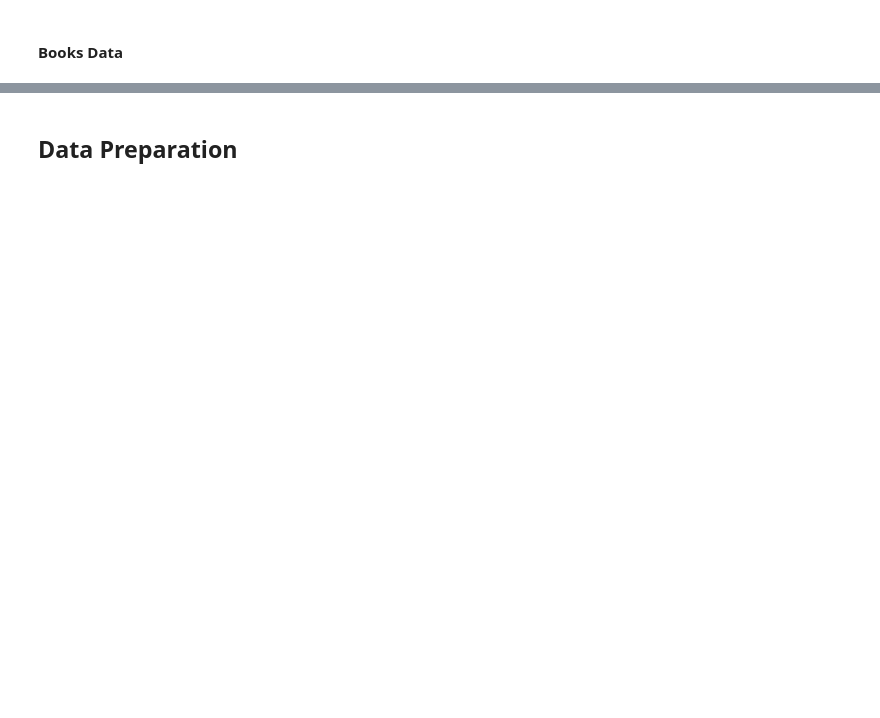
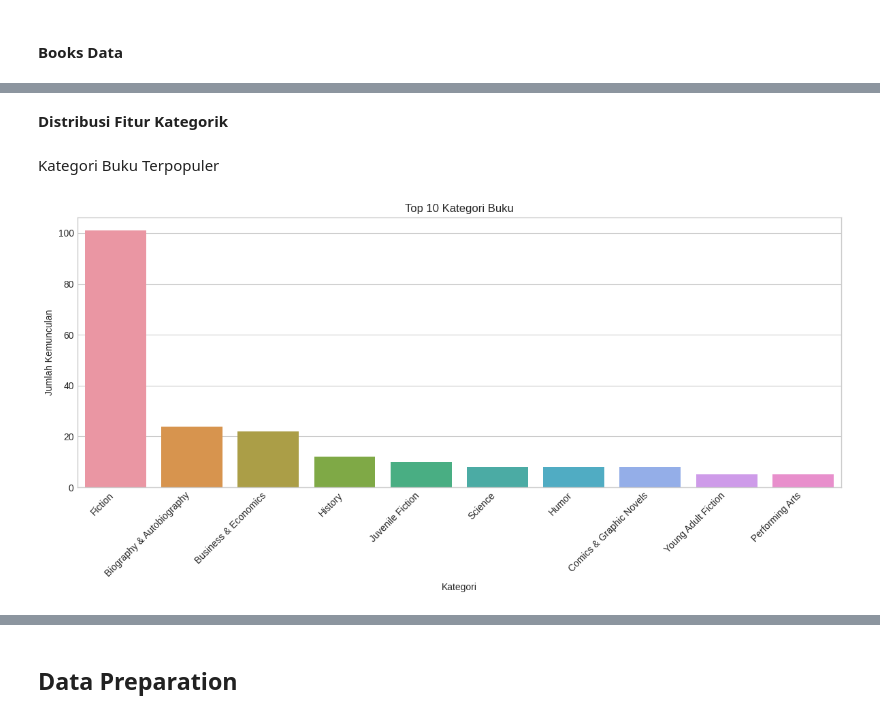
Before and after one commit to kkokonatsu/cbf-cf-recommendations, a Jupyter notebook: chalchitra-talks-book-recommendations.ipynb, the cells around one changed output, grey strips where cells are left out. Drawn from its saved outputs; the diff is of its cells as text; code cells hidden in the pictures; blank space fills up the shorter version.

```diff
--- a/chalchitra-talks-book-recommendations.ipynb
+++ b/chalchitra-talks-book-recommendations.ipynb
@@ -187,0 +302,49 @@ Name: count, dtype: int64
+# %% [markdown]
+**Distribusi Fitur Kategorik**
+# %% [markdown]
+Kategori Buku Terpopuler
+# %%
+if not books_df.empty and 'categories' in books_df.columns:
+    try:
+        # Fungsi untuk mem-parsing string list dan menghitung frekuensi kategori
+        def get_category_counts(series):
+            from collections import Counter
+            import ast # Untuk evaluasi string list literal dengan aman
+
+            all_categories = []
+            for item_list_str in series.dropna():
+                try:
+                    # Coba evaluasi sebagai Python literal jika formatnya ['Cat A', 'Cat B']
+                    # Ini bisa berisiko jika string tidak terformat dengan baik.
+                    # Pertimbangkan regex jika format lebih bebas.
+                    item_list = ast.literal_eval(item_list_str)
+                    if isinstance(item_list, list):
+                        all_categories.extend([cat.strip() for cat in item_list])
+                    elif isinstance(item_list, str): # Jika hanya satu kategori tanpa list
+                         all_categories.append(item_list.strip())
+                except (ValueError, SyntaxError):
+                    # Jika gagal di-eval, anggap sebagai satu kategori string biasa
+                    # atau pisahkan berdasarkan koma jika ada
+                    all_categories.extend([cat.strip() for cat in item_list_str.split(',')])
+            return Counter(all_categories)
+
+        category_counts = get_category_counts(books_df['categories'])
+        if category_counts:
+            top_categories = pd.Series(category_counts).sort_values(ascending=False).head(10)
+
+            plt.figure(figsize=(12, 6))
+            sns.barplot(x=top_categories.index, y=top_categories.values)
+            plt.title('Top 10 Kategori Buku')
+            plt.xlabel('Kategori')
+            plt.ylabel('Jumlah Kemunculan')
+            plt.xticks(rotation=45, ha='right')
+            plt.tight_layout()
+            plt.show()
+        else:
+            print("Tidak ada data kategori yang bisa diproses.")
+    except Exception as e:
+        print(f"Error saat memproses kategori: {e}. Pastikan format kolom 'categories' sesuai.")
+else:
+    print("Kolom 'categories' tidak ditemukan atau DataFrame kosong.")
+# %% [output]
+[figure, added]
```
Also changed, not shown: parts of 40 cells of this notebook.
